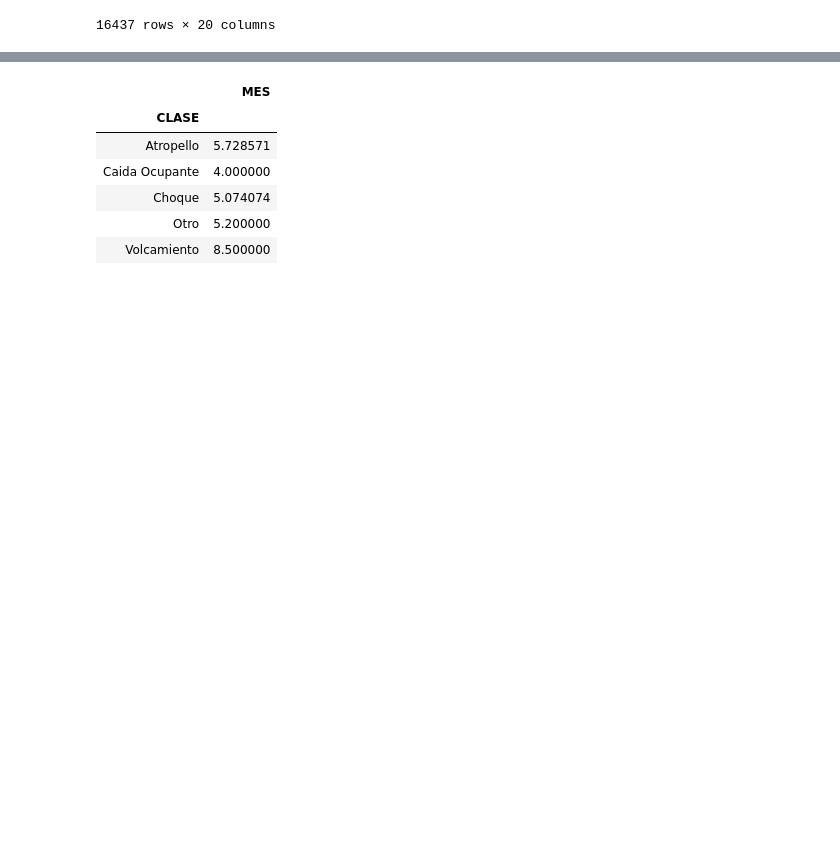
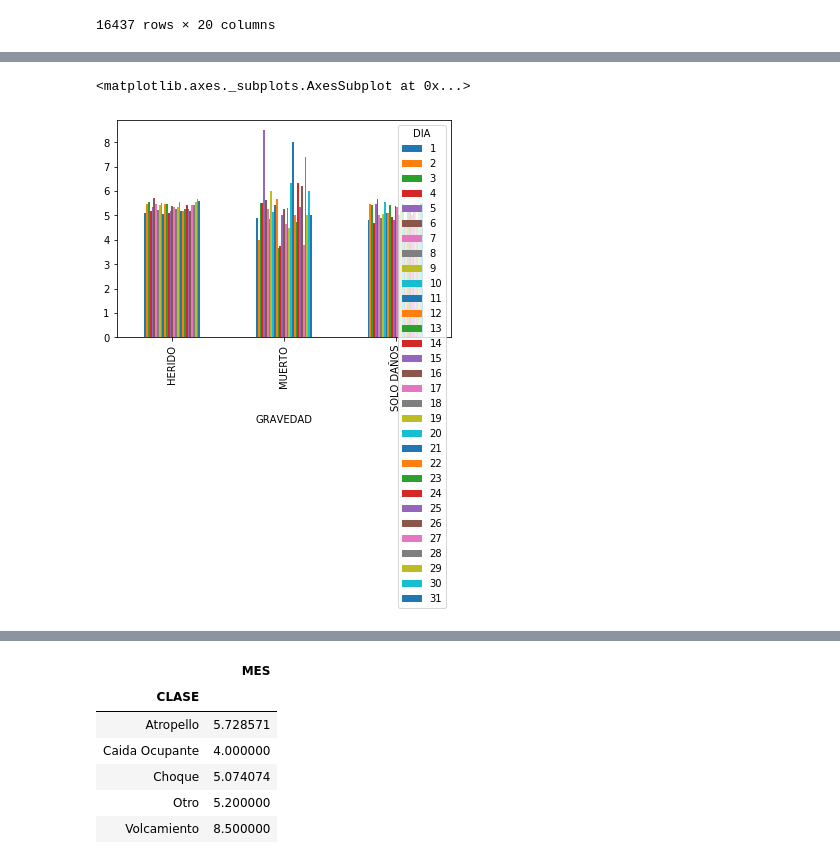
Before and after one commit to jacobo193/analisisBaseDeDatos, a Jupyter notebook: exploracion_base_de_datos.ipynb, the cells around one changed output, grey strips where cells are left out. Cells and saved outputs as stored; diff of their text form; code cells hidden in the pictures; blank space fills up the shorter version.

```diff
--- a/exploracion_base_de_datos.ipynb
+++ b/exploracion_base_de_datos.ipynb
@@ -131,3 +130,6 @@ accidenete_herido
 | 30905 | 742351 | 833327.18 | 1177127.10 | 1678075 | 2019-07-13T00:00:00.000Z | 01:30:00 p. m. | 13 | 2019 | Caida Ocupante | CR 50 CL 12 Sur | ... |
 | 30906 | 742352 | 836605.26 | 1186585.74 | 1676737 | 2019-07-03T00:00:00.000Z | 04:00:00 p. m. | 3 | 2019 | Otro | CR 46 CL 89 | ... |
 16437 rows × 20 columns
+# %%
+#gravedad de accidente por dia
+accidente_DIA_mes=pd.pivot_table(accidente, index = 'GRAVEDAD', columns ='DIA', values ='MES', aggfunc ='mean')
@@ -134,3 +145,8 @@ accidenete_herido
+# %%
+accidente_DIA_mes.plot(kind='bar')
+# %% [output]
+<matplotlib.axes._subplots.AxesSubplot at 0x...>
+[figure, added]
 # %%
 accidenete_muerte = accidente[accidente['GRAVEDAD'] == 'MUERTO']
 # %%
```
Also changed, not shown: parts of 52 cells of this notebook.
